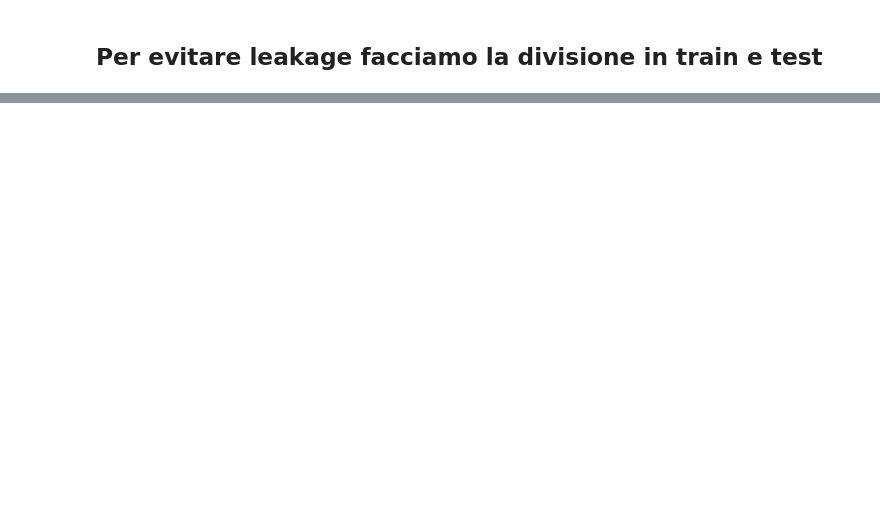
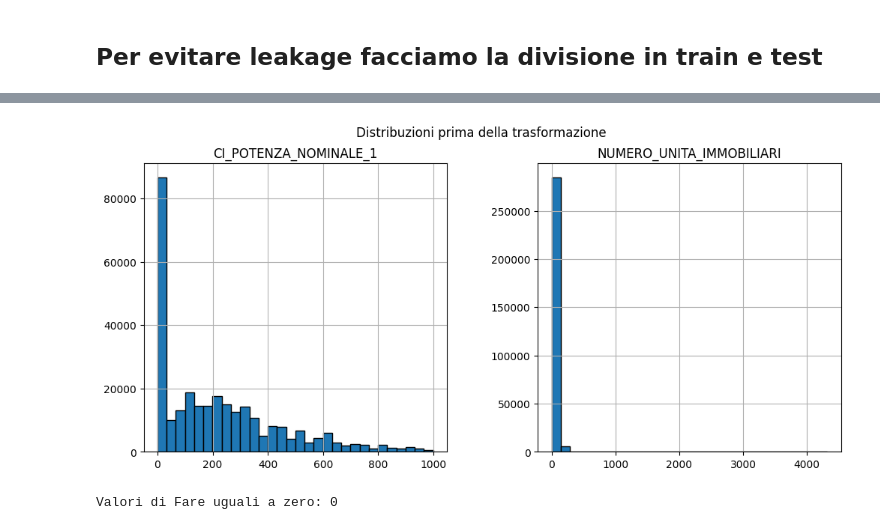
Before and after one commit to Vesp3x/verifica_27_maggio, a Jupyter notebook: verifica27.ipynb, the cells around one changed output, grey strips where cells are left out. Drawn from its saved outputs; the diff is of its cells as text; code cells hidden in the pictures; blank space fills up the shorter version.

```diff
--- a/verifica27.ipynb
+++ b/verifica27.ipynb
@@ -56,0 +196,22 @@ X_train, X_test, y_train, y_test = train_test_split(
+# %%
+#CI_VETTORE_ENERGETICO_1
+#aggiungiamo le colonne in base ai valori unici di CI_VETTORE_ENERGETICO_1
+X_train = pd.get_dummies(X_train, columns=['CI_VETTORE_ENERGETICO_1'], prefix='CI_VETTORE_ENERGETICO_1')
+X_test = pd.get_dummies(X_test, columns=['CI_VETTORE_ENERGETICO_1'], prefix='CI_VETTORE_ENERGETICO_1')
+# %%
+#CI_POTENZA_NOMINALE_1
+X_train['CI_POTENZA_NOMINALE_1'].unique()
+X_train = X_train.dropna(subset=['CI_POTENZA_NOMINALE_1'])
+y_train = y_train.loc[X_train.index]
+
+X_test = X_test.dropna(subset=['CI_POTENZA_NOMINALE_1'])
+y_test = y_test.loc[X_test.index]
+
+mask_train = ((X_train["CI_POTENZA_NOMINALE_1"] > 0) & (X_train["CI_POTENZA_NOMINALE_1"] < 1000))
+mask_test = ((X_test["CI_POTENZA_NOMINALE_1"] > 0) & (X_test["CI_POTENZA_NOMINALE_1"] < 1000))
+
+X_train = X_train[mask_train]
+y_train = y_train[mask_train]
+
+X_test = X_test[mask_test]
+y_test = y_test[mask_test]
@@ -56,0 +241,10 @@ X_train, X_test, y_train, y_test = train_test_split(
+# %%
+#COMUNE
+cols_to_drop = ["COMUNE"]
+X_train = X_train.drop(columns=cols_to_drop)
+X_test = X_test.drop(columns=cols_to_drop)
+# %%
+#ZONA_CLIMATICA
+ZONA_CLIMATICA_map = { 'E' : 0, 'F': 1}
+X_train['ZONA_CLIMATICA'] = X_train['ZONA_CLIMATICA'].map(ZONA_CLIMATICA_map)
+X_test['ZONA_CLIMATICA'] = X_test['ZONA_CLIMATICA'].map(ZONA_CLIMATICA_map)
@@ -56,0 +273,16 @@ X_train, X_test, y_train, y_test = train_test_split(
+# %%
+import matplotlib.pyplot as plt
+
+# Selezioniamo le variabili continue per vedere se serve il log
+cols_to_analyze = ['CI_POTENZA_NOMINALE_1', 'NUMERO_UNITA_IMMOBILIARI']
+
+# Visualizziamo le distribuzioni
+X_train[cols_to_analyze].hist(bins=30, figsize=(12, 5), layout=(1, 2), edgecolor='black')
+plt.suptitle("Distribuzioni prima della trasformazione")
+plt.show()
+
+# Verifichiamo se Fare ha valori zero (il log(0) è -infinito)
+print(f"Valori di Fare uguali a zero: {(X_train['NUMERO_UNITA_IMMOBILIARI'] == 0).sum()}")
+# %% [output]
+[figure, added]
+Valori di Fare uguali a zero: 0
```
Also changed, not shown: parts of 27 cells of this notebook.
